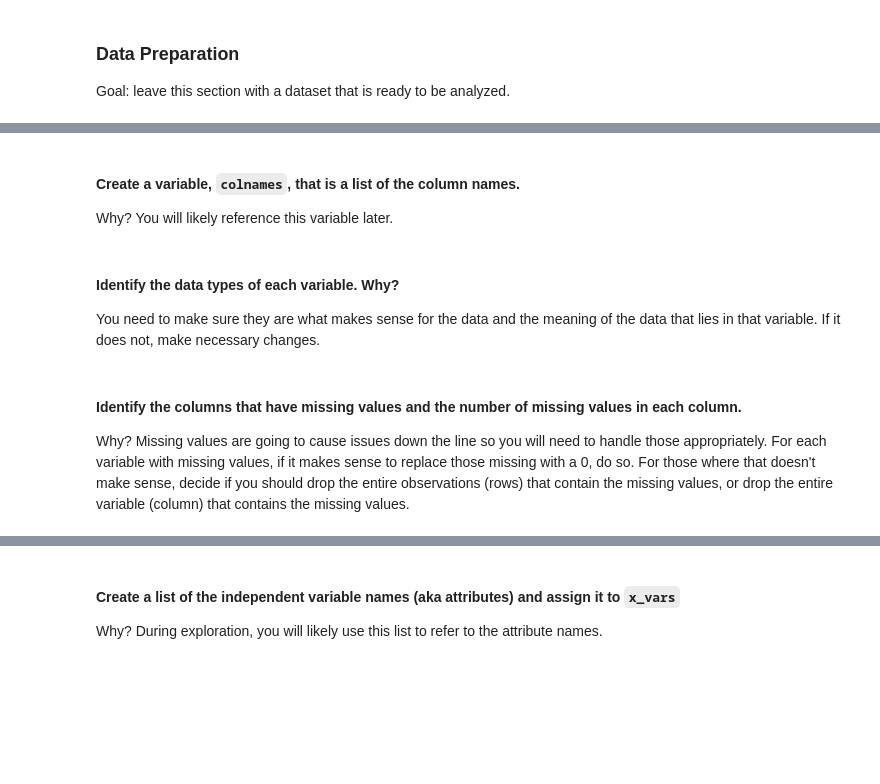
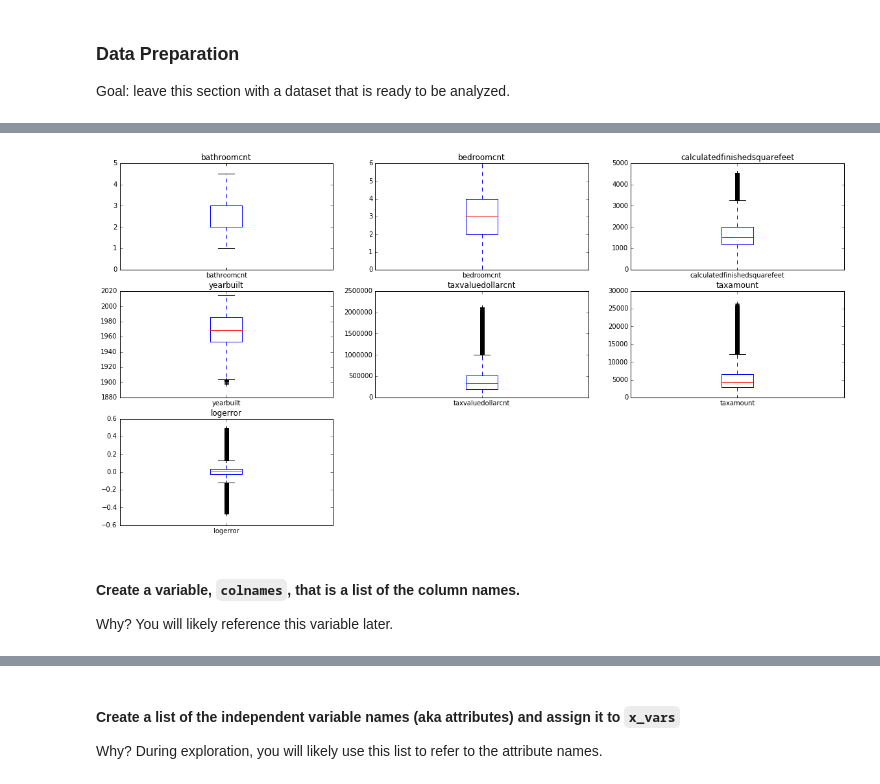
Before and after one commit to HackneyChad/Codeup_DS_projects, a Jupyter notebook: Regression_Project.ipynb, the cells around one changed output, grey strips where cells are left out. Saved outputs shown, nothing was run; the diff lists cells and outputs as text; code cells hidden in the pictures; blank space fills up the shorter version.

```diff
--- a/Regression_Project.ipynb
+++ b/Regression_Project.ipynb
@@ -270,9 +255,19 @@ Goal: leave this section with a dataset that is ready to be analyzed.
+# %%
+plt.figure(figsize=(20,10))
+for i, col in enumerate(['bathroomcnt',
+      'bedroomcnt',
+      'calculatedfinishedsquarefeet',
+      'yearbuilt',
+      'taxvaluedollarcnt',
+      'taxamount',
+      'logerror']):
+    plot_number = i + 1
+    series = df_fixed[col]
+    plt.subplot(3, 3, plot_number)
+    plt.title(col)
+    series.plot.box()
+# %% [output]
+[figure, added]
 # %% [markdown]
 #### Create a variable, `colnames`, that is a list of the column names.
 Why? You will likely reference this variable later.
-# %% [markdown]
-#### Identify the data types of each variable. Why?
-You need to make sure they are what makes sense for the data and the meaning of the data that lies in that variable. If it does not, make necessary changes.
-# %% [markdown]
-#### Identify the columns that have missing values and the number of missing values in each column.
-Why? Missing values are going to cause issues down the line so you will need to handle those appropriately. For each variable with missing values, if it makes sense to replace those missing with a 0, do so. For those where that doesn't make sense, decide if you should drop the entire observations (rows) that contain the missing values, or drop the entire variable (column) that contains the missing values.
```
Also changed, not shown: parts of 41 cells of this notebook.
